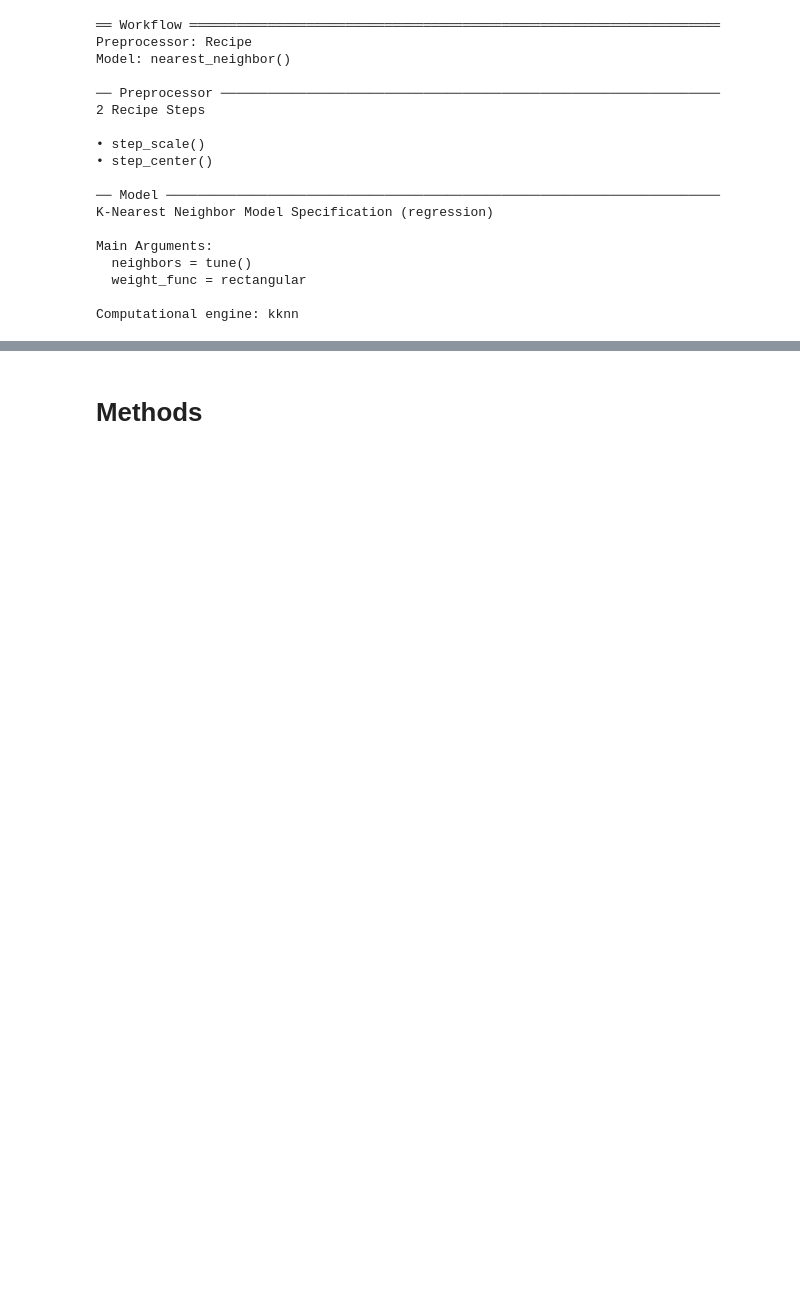
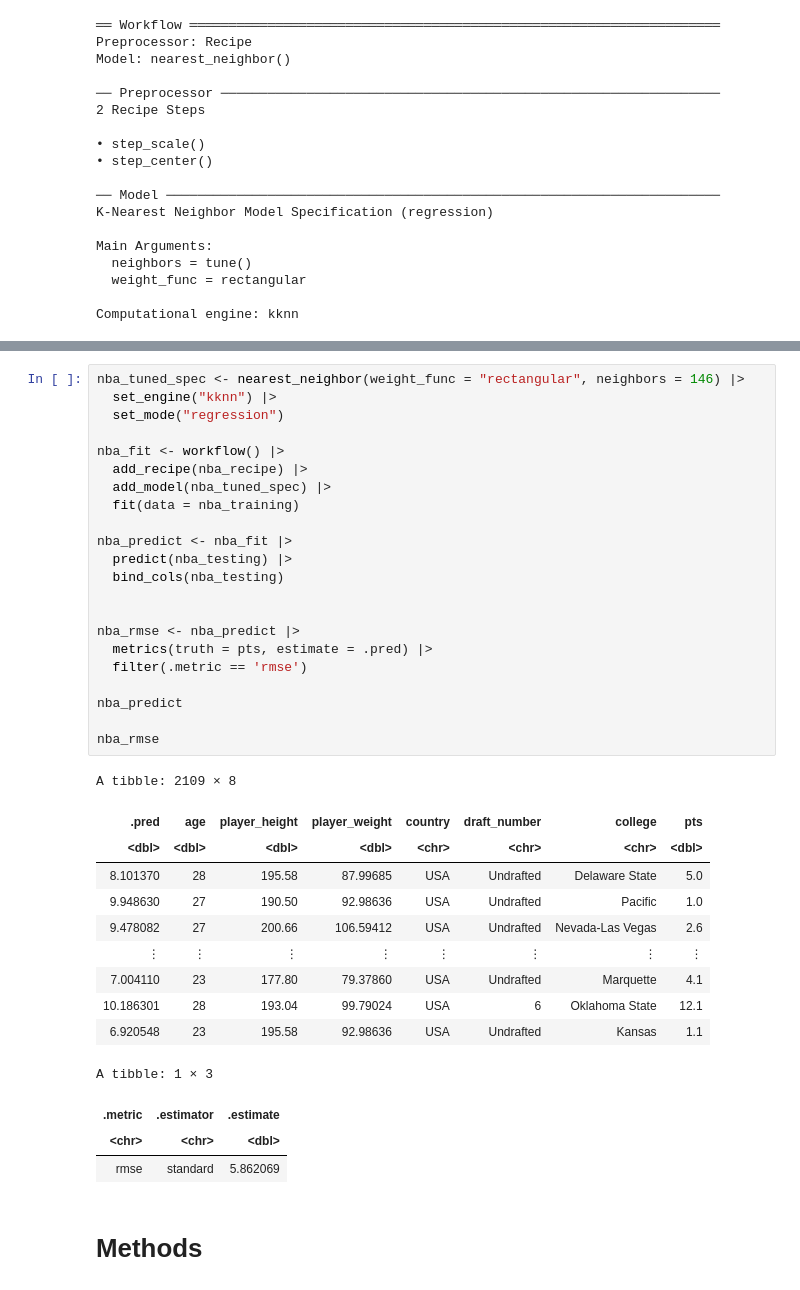
Before and after one commit to mdean808/dsci-100-group-project, a Jupyter notebook: project.ipynb, the cells around one changed output, grey strips where cells are left out. Cells and saved outputs as stored; diff of their text form; blank space fills up the shorter version.

Commit message:
Performed knn regression (still need graph)

```diff
--- a/project.ipynb
+++ b/project.ipynb
@@ -245,3 +254,40 @@ A tibble: 30 × 7
+# %%
+nba_tuned_spec <- nearest_neighbor(weight_func = "rectangular", neighbors = 146) |>
+  set_engine("kknn") |>
+  set_mode("regression")
+
+nba_fit <- workflow() |>
+  add_recipe(nba_recipe) |>
+  add_model(nba_tuned_spec) |>
+  fit(data = nba_training)
+
+nba_predict <- nba_fit |>
+  predict(nba_testing) |>
+  bind_cols(nba_testing)
+
+
+nba_rmse <- nba_predict |>
+  metrics(truth = pts, estimate = .pred) |>
+  filter(.metric == 'rmse')
+
+nba_predict
+
+nba_rmse
+# %% [output]
+A tibble: 2109 × 8
+| .pred | age | player_height | player_weight | country | draft_number | college | pts |
+| <dbl> | <dbl> | <dbl> | <dbl> | <chr> | <chr> | <chr> | <dbl> |
+| 8.101370 | 28 | 195.58 | 87.99685 | USA | Undrafted | Delaware State | 5.0 |
+| 9.948630 | 27 | 190.50 | 92.98636 | USA | Undrafted | Pacific | 1.0 |
+| 9.478082 | 27 | 200.66 | 106.59412 | USA | Undrafted | Nevada-Las Vegas | 2.6 |
+| ⋮ | ⋮ | ⋮ | ⋮ | ⋮ | ⋮ | ⋮ | ⋮ |
+| 7.004110 | 23 | 177.80 | 79.37860 | USA | Undrafted | Marquette | 4.1 |
+| 10.186301 | 28 | 193.04 | 99.79024 | USA | 6 | Oklahoma State | 12.1 |
+| 6.920548 | 23 | 195.58 | 92.98636 | USA | Undrafted | Kansas | 1.1 |
+A tibble: 1 × 3
+| .metric | .estimator | .estimate |
+| <chr> | <chr> | <dbl> |
+| rmse | standard | 5.862069 |
 # %% [markdown]
 # Methods
 # %% [markdown]
```
Also changed, not shown: parts of 1 cell of this notebook.
